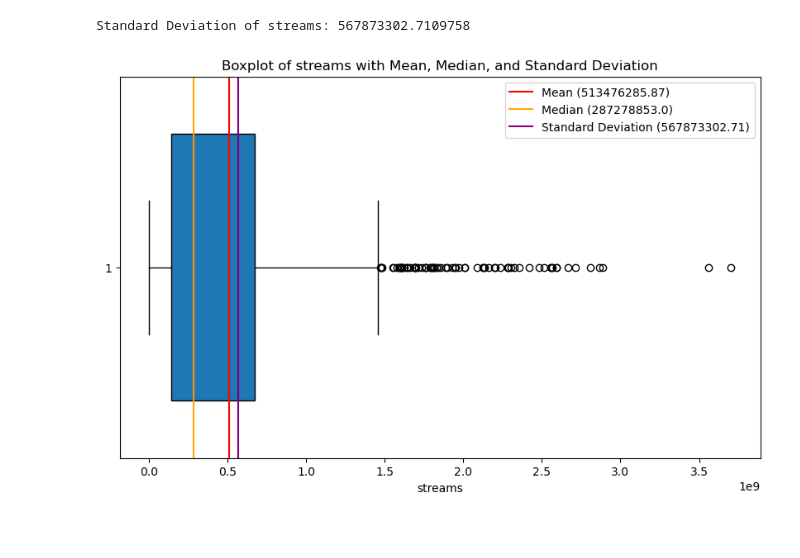
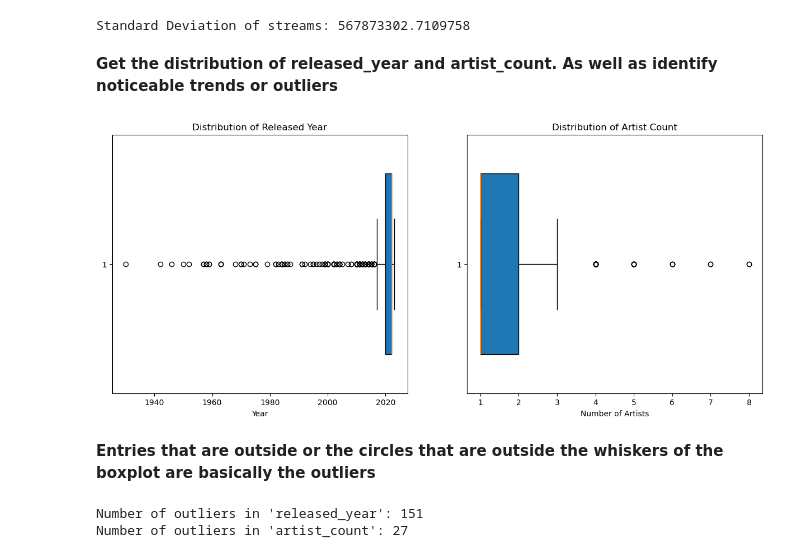
Before and after one commit to robss1130/ECE2112-Python-Exploratory_Data_Analysis, a Jupyter notebook: EDA_Spotify2023.ipynb, the cells around one changed output. Saved outputs shown, nothing was run; the diff lists cells and outputs as text; code cells hidden in the pictures; blank space fills up the shorter version.

```diff
--- a/EDA_Spotify2023.ipynb
+++ b/EDA_Spotify2023.ipynb
@@ -157,28 +157,49 @@ Median of streams: 287278853.0
 print("Standard Deviation of " + x + ": " + str(standard_streams))
 # %% [output]
 Standard Deviation of streams: 567873302.7109758
+# %% [markdown]
+**Get the distribution of released_year and artist_count. As well as identify noticeable trends or outliers**
 # %%
-# Create a figure for the boxplot
-plt.figure(figsize=(10, 6))
+# Create the box plot
+fig, axes = plt.subplots(1, 2, figsize=(15, 6))
 
-# Create a boxplot
-plt.boxplot(cleaned_data[x], vert=False, widths=0.7, patch_artist=True)
+# Boxplot for released_year
+axes[0].boxplot(cleaned_data['released_year'], vert=False, widths=0.7, patch_artist=True)
+axes[0].set_title('Distribution of Released Year')
+axes[0].set_xlabel('Year')
 
-# Add some vertical lines to pinpoint the mean, median, and standard deviation
-plt.axvline(mean_streams, color='red', linestyle='-', label='Mean (' + str(round(mean_streams, 2)) + ')')
+# Boxplot for artist_count
+axes[1].boxplot(cleaned_data['artist_count'], vert=False, widths=0.7, patch_artist=True)
+axes[1].set_title('Distribution of Artist Count')
+axes[1].set_xlabel('Number of Artists')
 
-plt.axvline(median_streams, color='orange', linestyle='-', label='Median (' + str(round(median_streams, 2)) + ')')
-
-plt.axvline(standard_streams, color='purple', linestyle='-', label='Standard Deviation (' + str(round(standard_streams, 2)) + ')')
-
-# Add a legend to label the mean, median, and standard deviation lines
-plt.legend()
-plt.title('Boxplot of ' + x + ' with Mean, Median, and Standard Deviation')
-
-# Label the x-axis
-plt.xlabel(x)
-
-# Display the plot
+# Display the plots
 plt.show()
 # %% [output]
-[figure, old version]
+[figure, new version]
+# %% [markdown]
+**Entries that are outside or the circles that are outside the whiskers of the boxplot are basically the outliers**
+# %%
+#Create a function that would calculate and display the number of outliers
+def count_outliers(x):
+    # Calculate Q1 (25th percentile) and Q3 (75th percentile)
+    Q1 = cleaned_data[x].quantile(0.25)
+    Q3 = cleaned_data[x].quantile(0.75)
+
+    # Calculate IQR
+    IQR = Q3 - Q1
+
+    # Define the lower and upper bound
+    lower_bound = Q1 - 1.5 * IQR
+    upper_bound = Q3 + 1.5 * IQR
+
+    # Identify outliers
+    outliers = cleaned_data[(cleaned_data[x] < lower_bound) | (cleaned_data[x] > upper_bound)]
+    print("Number of outliers in '{}': {}".format(x, len(outliers)))
+
+# Print
+count_outliers('released_year')
+count_outliers('artist_count')
+# %% [output]
+Number of outliers in 'released_year': 151
+Number of outliers in 'artist_count': 27
```
Also changed, not shown: parts of 20 cells of this notebook.
